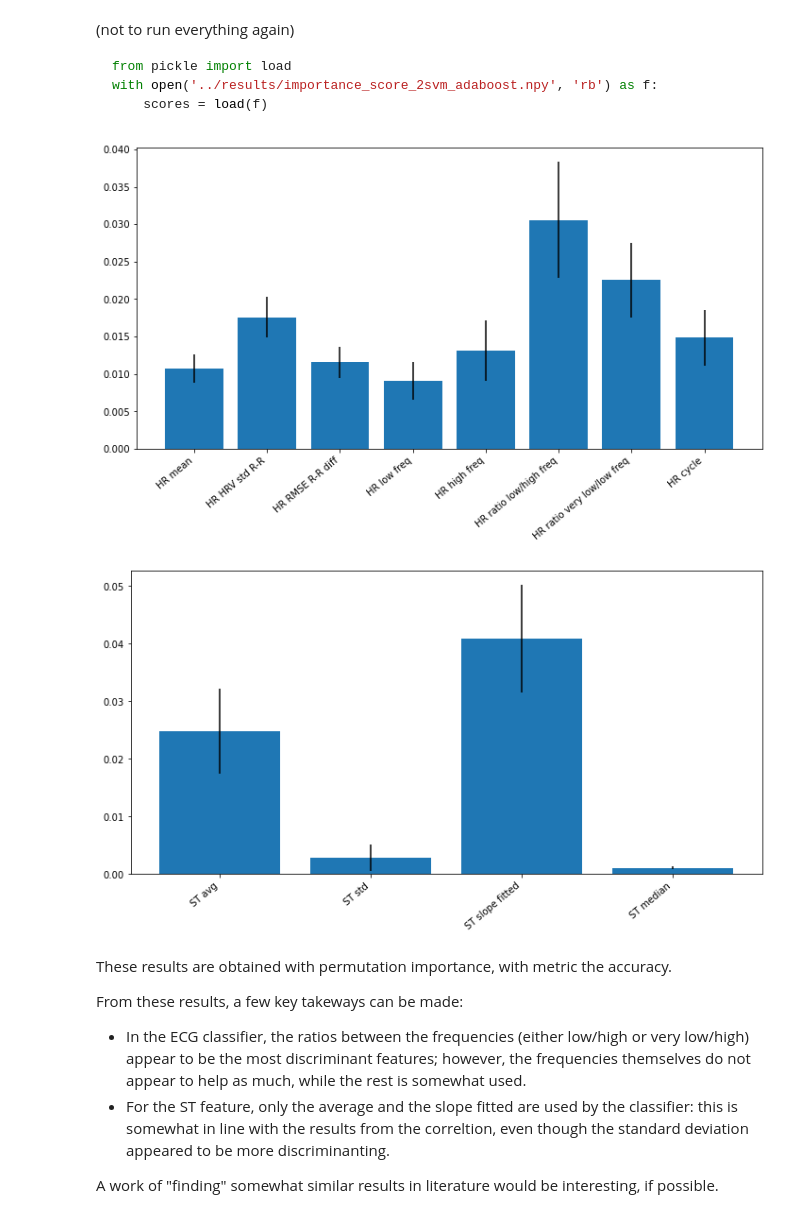
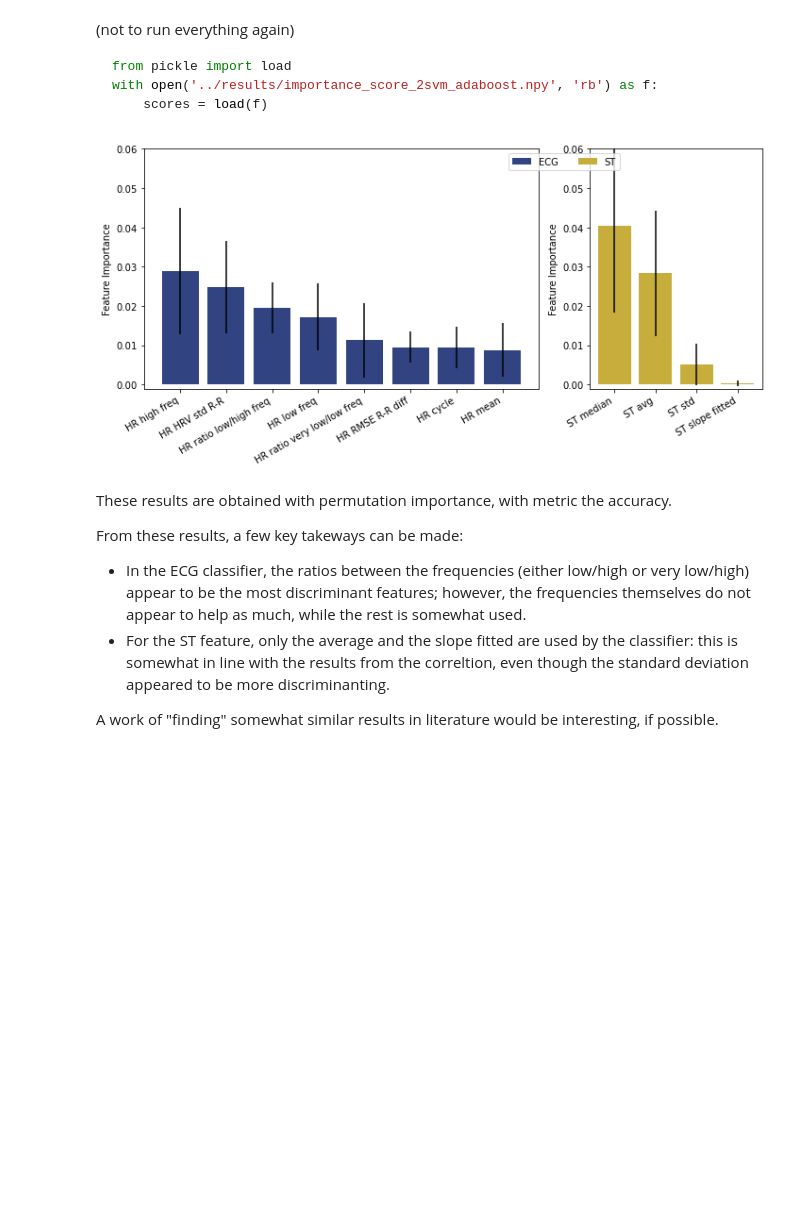
Before and after one commit to LeonardoAlchieri/MUSE, a Jupyter notebook: notebooks/explain.ipynb, the cells around one changed output. Saved outputs shown, nothing was run; the diff lists cells and outputs as text; code cells hidden in the pictures; blank space fills up the shorter version.

```diff
--- a/notebooks/explain.ipynb
+++ b/notebooks/explain.ipynb
@@ -237,19 +248,44 @@ mean_minutelevel_importance_score = {
 }
-# %%
-import matplotlib.pyplot as plt
-
-for data_name, (mean_score, se_score) in mean_minutelevel_importance_score.items():
-    plt.figure(figsize=(10, 5))
-
-    plt.bar(feature_names[data_name], mean_score, yerr=se_score)
-    plt.tight_layout()
-    plt.xticks(rotation=40, ha="right")
-    plt.title(f'Feature Importance {feature_names_short[data_name]}')
-    plt.savefig(f"../visualizations/feature_importance_{data_name}.pdf")
-    plt.show()
-# %% [output]
-[figure, removed]
-[figure, removed]
+# %%
+import matplotlib.pyplot as plt
+
+
+plt.figure(figsize=(10, 5))
+ax1 = plt.subplot2grid((1, 6), (0, 0), colspan=4)
+ax2 = plt.subplot2grid((1, 6), (0, 4), colspan=2)
+axs = [ax1, ax2]
+
+colors: list[str] = ["#324381", "#c6ad3c"]
+for i, (data_name, (mean_score, se_score)) in enumerate(
+    mean_minutelevel_importance_score.items()
+):
+    mean_score, feature_names[data_name], se_score = (
+        list(t)
+        for t in zip(
+            *sorted(zip(mean_score, feature_names[data_name], se_score), reverse=True)
+        )
+    )
+    axs[i].bar(feature_names[data_name], mean_score, yerr=se_score, color=colors[i])
+    axs[i].set_xticklabels(feature_names[data_name], rotation=30, ha="right")
+    # axs[i].set_title(f"Feature Importance {feature_names_short[data_name]}")
+    axs[i].set_ylim(-0.001, 0.06)
+    axs[i].set_ylabel("Feature Importance")
+plt.tight_layout()
+from matplotlib.patches import Patch
+
+plt.legend(
+    handles=[
+        Patch(facecolor=colors[0], label="ECG"),
+        Patch(facecolor=colors[1], label="ST"),
+    ],
+    bbox_to_anchor=(-0.5, 1, 0.7, 0),
+    mode="expand",
+    ncol=2,
+)
+plt.savefig(f"../visualizations/feature_importance.pdf")
+plt.show()
+# %% [output]
+[figure, added]
 # %% [markdown]
 These results are obtained with permutation importance, with metric the accuracy.
 
```
Also changed, not shown: parts of 9 cells of this notebook, 9 other files.
